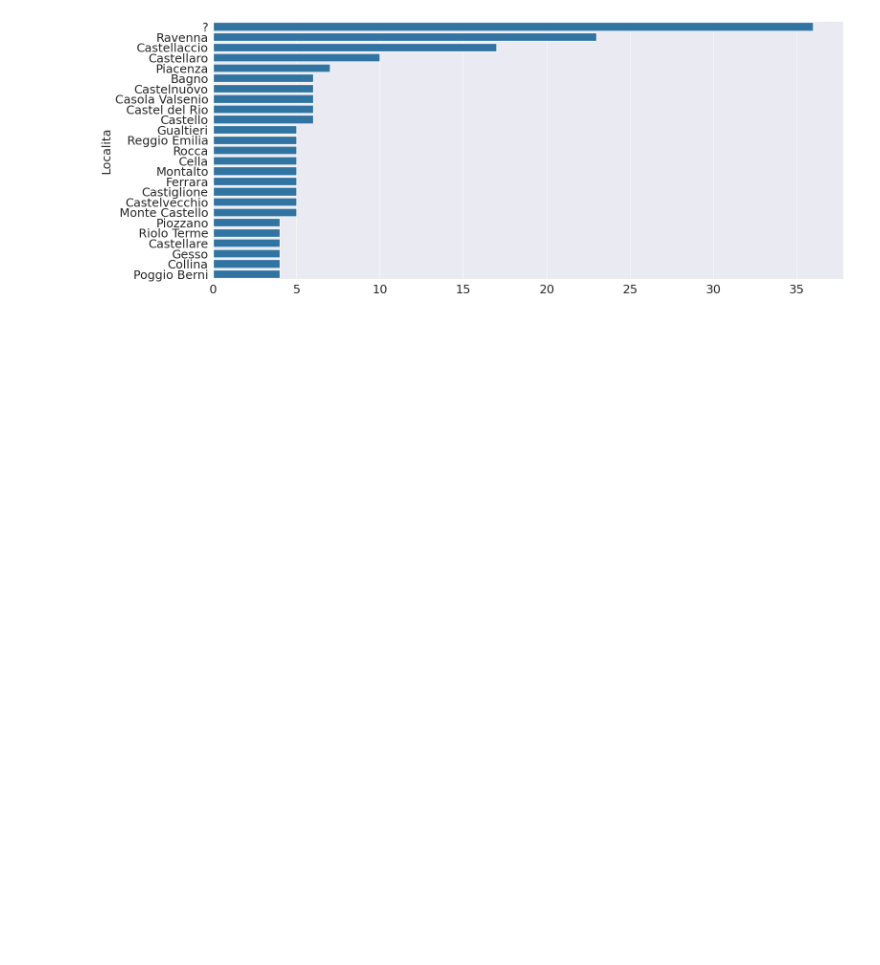
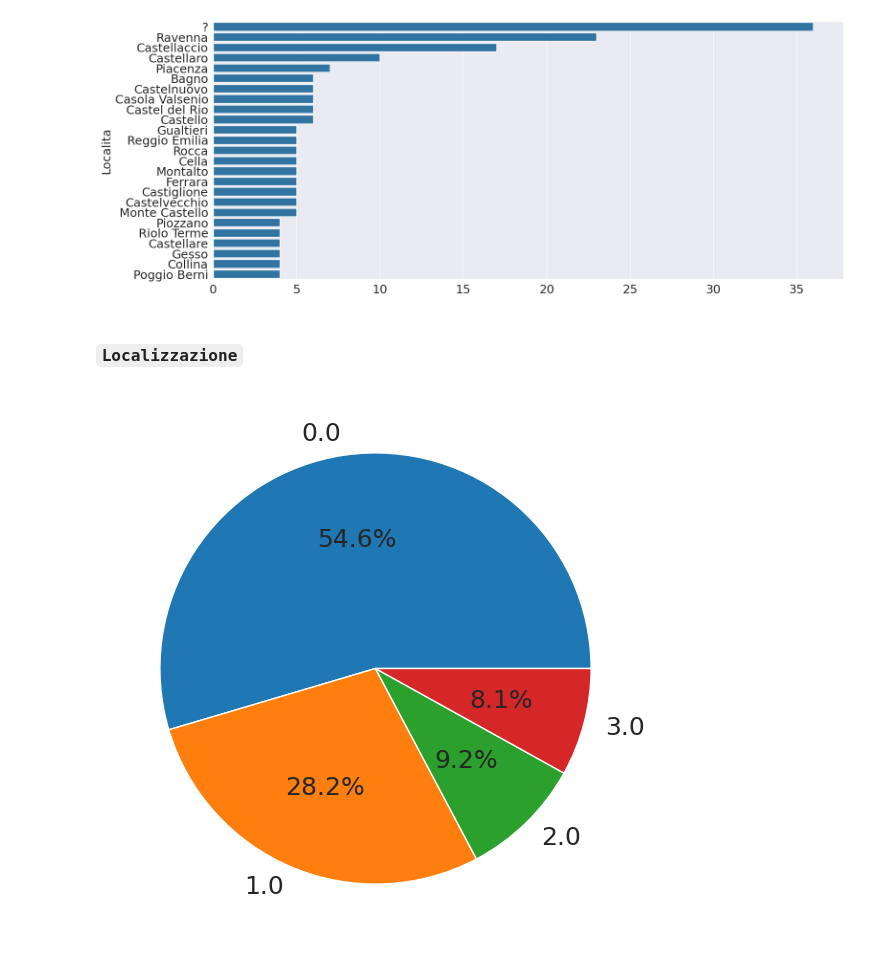
Before and after one commit to sbrzt/castelli, a Jupyter notebook: castles.ipynb, the cells around one changed output. Cells and saved outputs as stored; diff of their text form; code cells hidden in the pictures; blank space fills up the shorter version.

```diff
--- a/castles.ipynb
+++ b/castles.ipynb
@@ -157,3 +189,11 @@ sns.barplot(y=location_counts.index, x=location_counts.values)
 plt.show()
 # %% [output]
 [figure]
+# %% [markdown]
+### `Localizzazione`
+# %%
+localization_counts = castles['Localizzazione'].value_counts()
+plt.pie(localization_counts.values, labels=localization_counts.index, autopct='%1.1f%%')
+plt.show()
+# %% [output]
+[figure, added]
```
Also changed, not shown: parts of 31 cells of this notebook.
